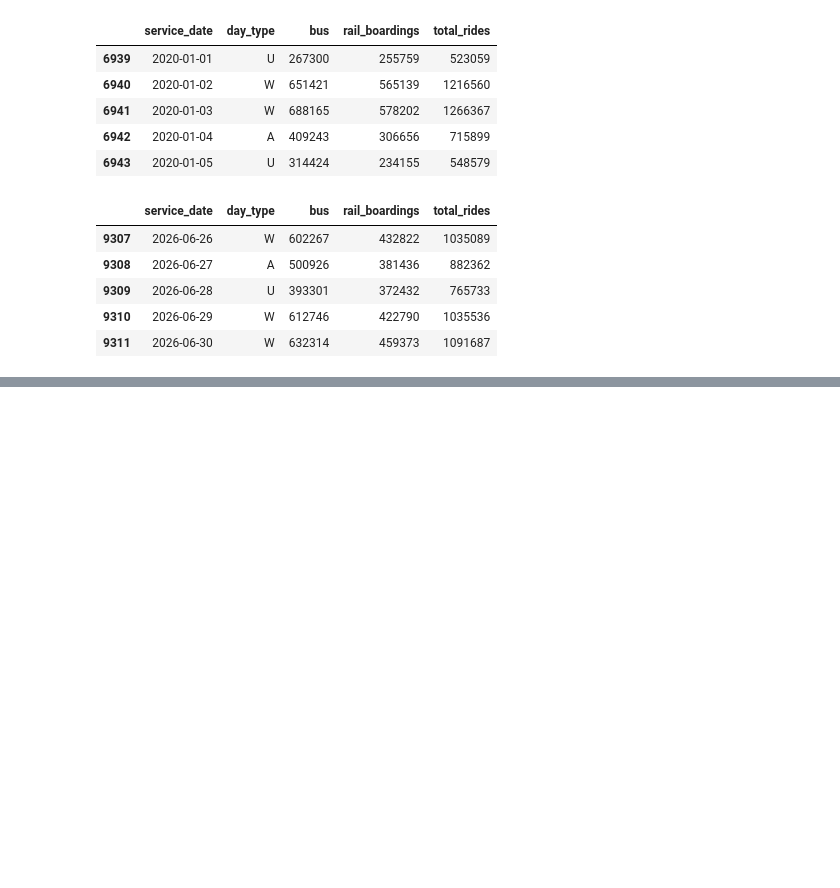
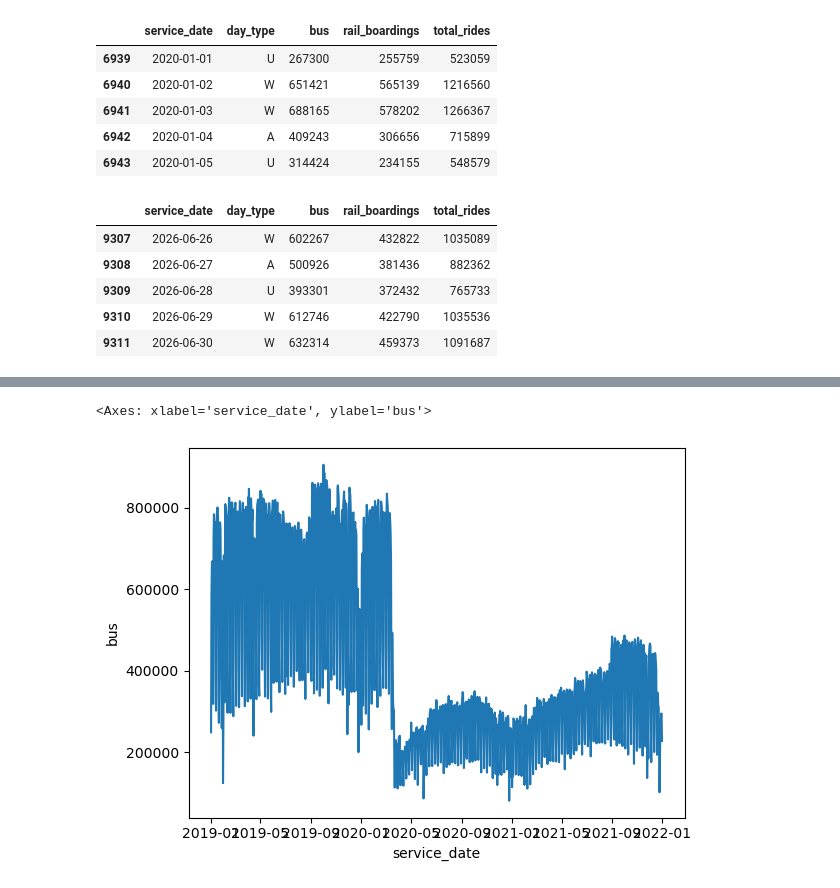
Before and after one commit to OrikG-bit/Chicago_Weather-Transportation, a Jupyter notebook: notebooks/01_transportation_bus_rail_total.ipynb, the cells around one changed output, grey strips where cells are left out. Cells and saved outputs as stored; diff of their text form; code cells hidden in the pictures; blank space fills up the shorter version.

```diff
--- a/notebooks/01_transportation_bus_rail_total.ipynb
+++ b/notebooks/01_transportation_bus_rail_total.ipynb
@@ -167,0 +213,5 @@ df_2020.tail(5)
+# %%
+sns.lineplot(data = df_covid, x="service_date", y= "bus")
+# %% [output]
+<Axes: xlabel='service_date', ylabel='bus'>
+[figure, added]
```
Also changed, not shown: parts of 20 cells of this notebook.
